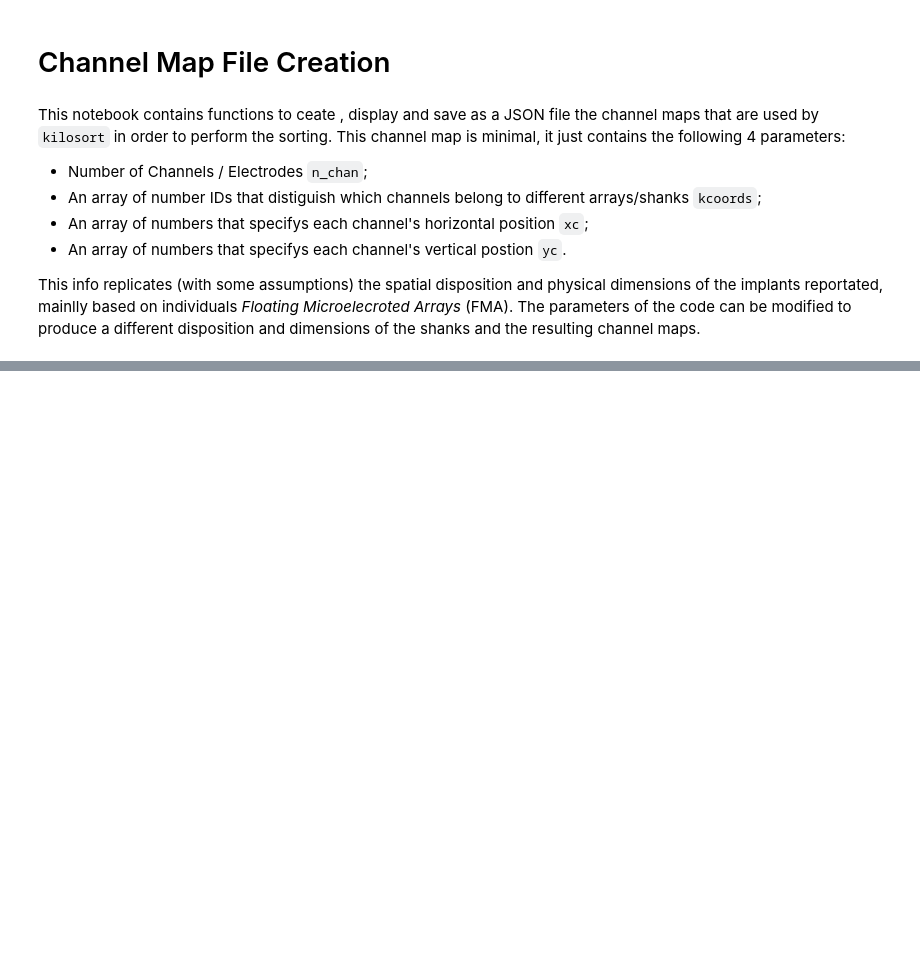
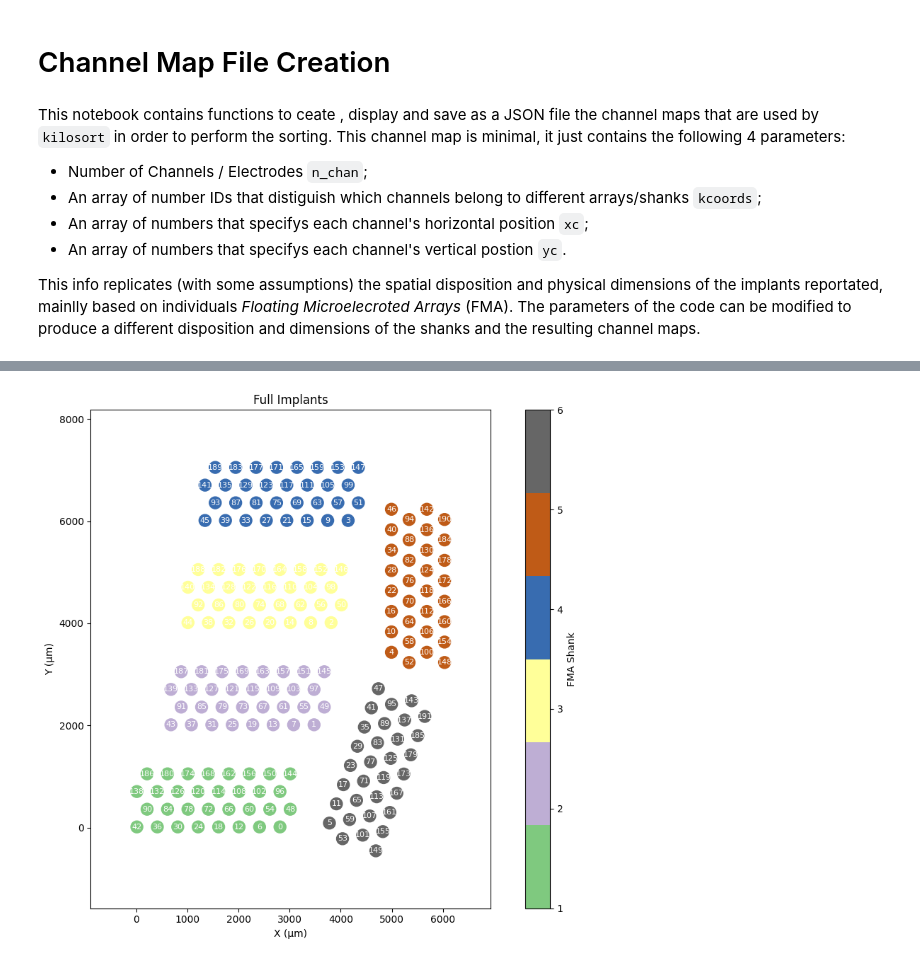
Before and after one commit to mdima98/spikesorting-boninilab, a Jupyter notebook: preprocessing/Channel-Maps-Generation/channel-map-generator-kilosort.ipynb, the cells around one changed output, grey strips where cells are left out. Saved outputs shown, nothing was run; the diff lists cells and outputs as text; code cells hidden in the pictures; blank space fills up the shorter version.

```diff
--- a/preprocessing/Channel-Maps-Generation/channel-map-generator-kilosort.ipynb
+++ b/preprocessing/Channel-Maps-Generation/channel-map-generator-kilosort.ipynb
@@ -737,0 +591,45 @@ print("Complete Router channel map saved as 'router_channel_map_123456.json'")
+# %%
+# -- Full Implants Maps ---
+
+active_shanks = [1, 2, 3, 4, 5, 6]  # All 6 shanks
+
+router_sx_full = create_multichannel_probe(
+    config_name="Router_SX_Full_Old",
+    shank_positions=router_sx_positions,
+    active_shanks=active_shanks,
+    channel_map_pattern=EXTENDED_CHANNEL_MAP_PATTERN,
+    transformations=router_sx_transformations,
+    total_channels=192  # 6 shanks * 32 channels each
+)
+
+router_dx_full = create_multichannel_probe(
+    config_name="Router_SX_Full_Old",
+    shank_positions=router_dx_positions,
+    active_shanks=active_shanks,
+    channel_map_pattern=EXTENDED_CHANNEL_MAP_PATTERN,
+    transformations=router_dx_transformations,
+    total_channels=192  # 6 shanks * 32 channels each
+)
+
+wifi_sx_full = create_multichannel_probe(
+    config_name="Wifi_SX_Full_Old",
+    shank_positions=wifi_sx_positions,
+    active_shanks=[1,2,3,4],
+    channel_map_pattern=STANDARD_CHANNEL_MAP_PATTERN,
+    transformations=wifi_sx_transformations,
+    total_channels=128
+)
+
+wifi_dx_full = create_multichannel_probe(
+    config_name="Wifi_DX_Full_New",
+    shank_positions=wifi_dx_positions,
+    active_shanks=active_shanks,
+    channel_map_pattern=EXTENDED_CHANNEL_MAP_PATTERN,
+    transformations=wifi_dx_transformations,
+    total_channels=192  # 6 shanks * 32 channels each
+)
+
+plot_probe_configuration(router_sx_full, "Full Implants")
+# save_probe_configuration(router_dx_full, Path("Router") / "router_channel_map_dx_full_new.json")
+# %% [output]
+[figure, added]
```
Also changed, not shown: parts of 5 cells of this notebook, 16 other files.
